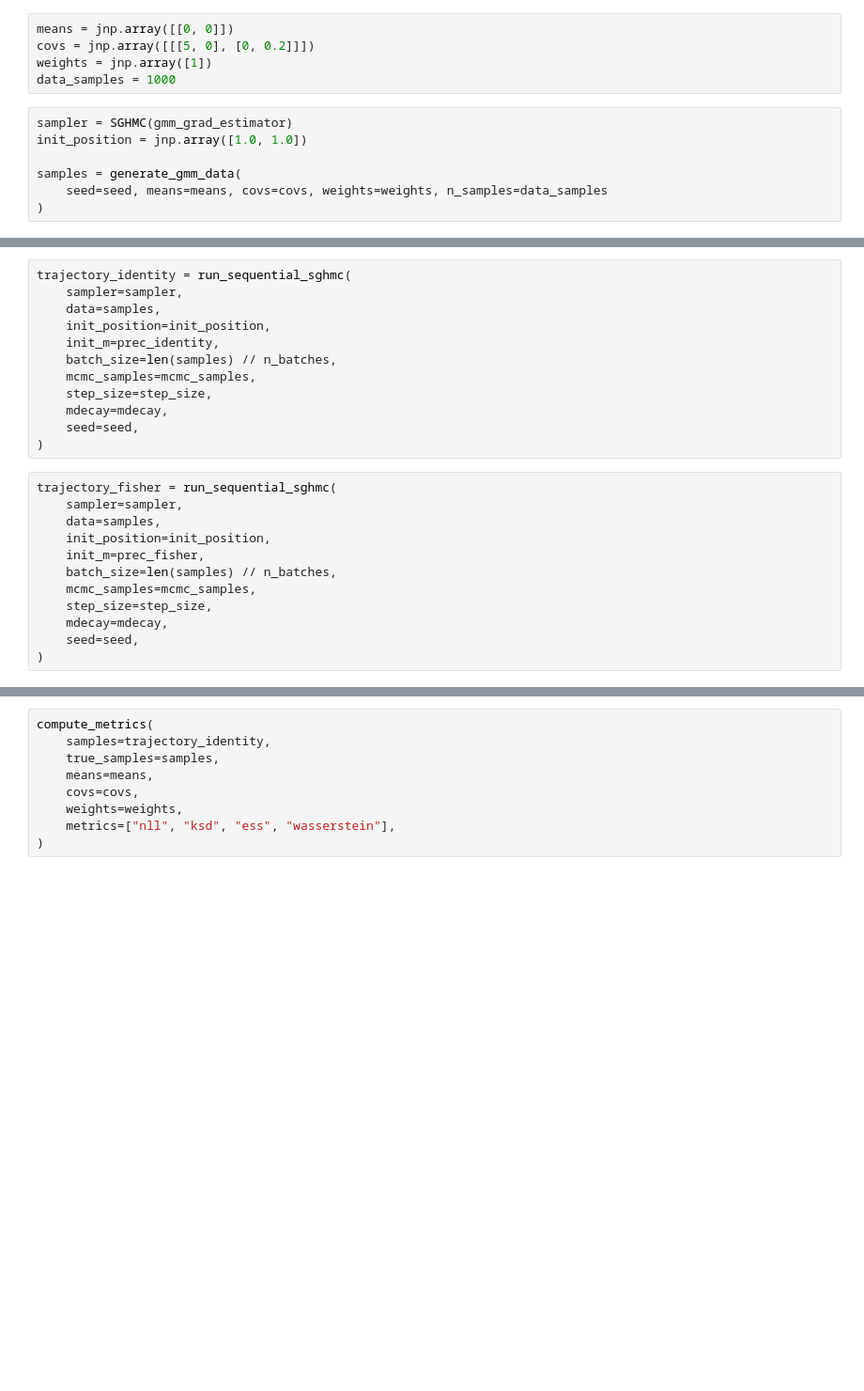
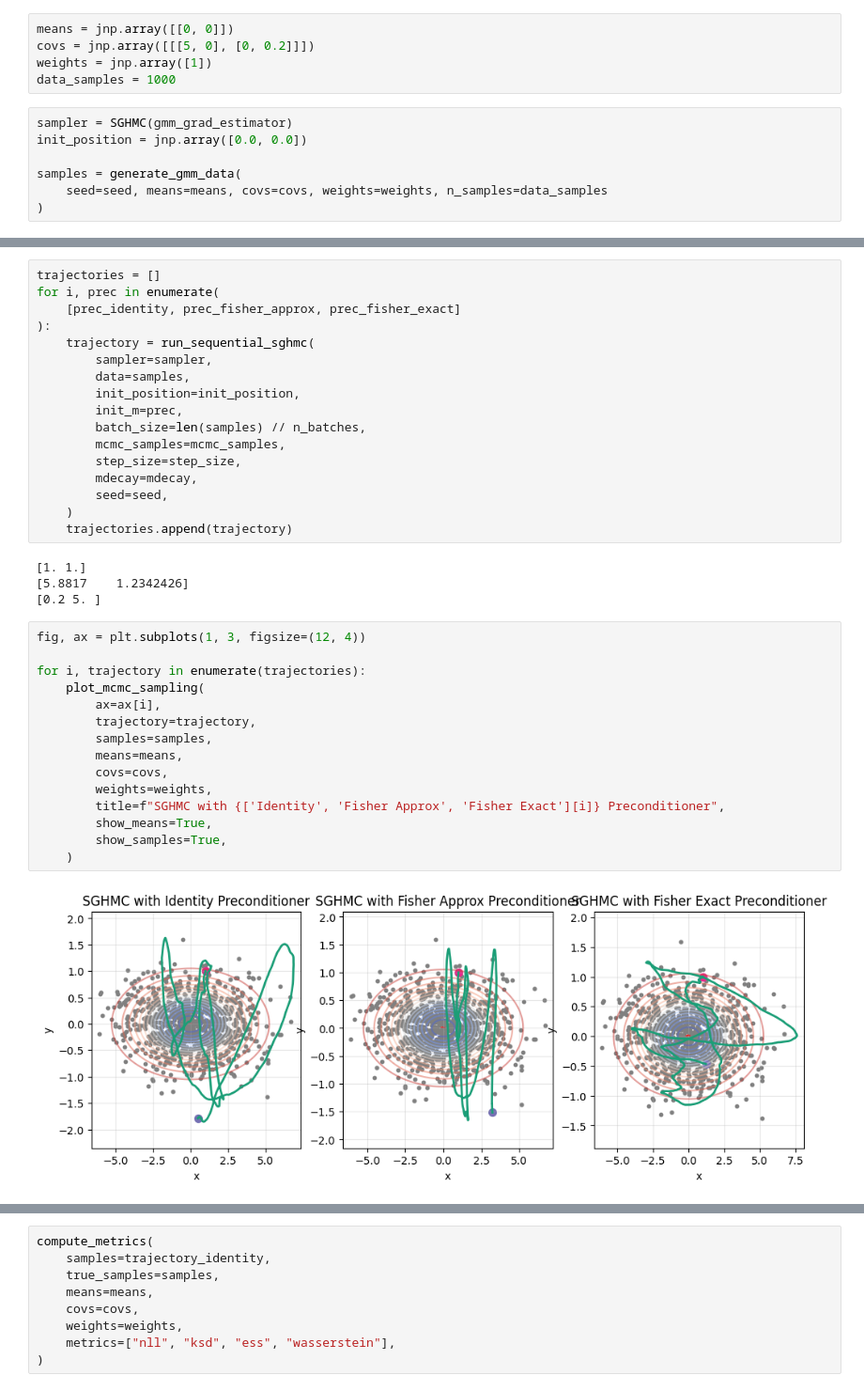
Before and after one commit to mo374z/enhancing-sgmcmc, a Jupyter notebook: notebooks/sgmcmc_test.ipynb, the cells around one changed output, grey strips where cells are left out. Shown at 94% size. Saved outputs shown, nothing was run; the diff lists cells and outputs as text; blank space fills up the shorter version.

Commit message:
further experiments with fisher parametrization

```diff
--- a/notebooks/sgmcmc_test.ipynb
+++ b/notebooks/sgmcmc_test.ipynb
@@ -32,7 +32,7 @@ weights = jnp.array([1])
 data_samples = 1000
 # %%
 sampler = SGHMC(gmm_grad_estimator)
-init_position = jnp.array([1.0, 1.0])
+init_position = jnp.array([0.0, 0.0])
 
 samples = generate_gmm_data(
     seed=seed, means=means, covs=covs, weights=weights, n_samples=data_samples
@@ -51,25 +54,39 @@ mcmc_samples = 500
 # %%
-trajectory_identity = run_sequential_sghmc(
-    sampler=sampler,
-    data=samples,
-    init_position=init_position,
-    init_m=prec_identity,
-    batch_size=len(samples) // n_batches,
-    mcmc_samples=mcmc_samples,
-    step_size=step_size,
-    mdecay=mdecay,
-    seed=seed,
-)
+trajectories = []
+for i, prec in enumerate(
+    [prec_identity, prec_fisher_approx, prec_fisher_exact]
+):
+    trajectory = run_sequential_sghmc(
+        sampler=sampler,
+        data=samples,
+        init_position=init_position,
+        init_m=prec,
+        batch_size=len(samples) // n_batches,
+        mcmc_samples=mcmc_samples,
+        step_size=step_size,
+        mdecay=mdecay,
+        seed=seed,
+    )
+    trajectories.append(trajectory)
+# %% [output]
+[1. 1.]
+[5.8817    1.2342426]
+[0.2 5. ]
-# %%
-trajectory_fisher = run_sequential_sghmc(
-    sampler=sampler,
-    data=samples,
-    init_position=init_position,
-    init_m=prec_fisher,
-    batch_size=len(samples) // n_batches,
-    mcmc_samples=mcmc_samples,
-    step_size=step_size,
-    mdecay=mdecay,
-    seed=seed,
-)
+# %%
+fig, ax = plt.subplots(1, 3, figsize=(12, 4))
+
+for i, trajectory in enumerate(trajectories):
+    plot_mcmc_sampling(
+        ax=ax[i],
+        trajectory=trajectory,
+        samples=samples,
+        means=means,
+        covs=covs,
+        weights=weights,
+        title=f"SGHMC with {['Identity', 'Fisher Approx', 'Fisher Exact'][i]} Preconditioner",
+        show_means=True,
+        show_samples=True,
+    )
+# %% [output]
+[figure, added]
 # %%
```
Also changed, not shown: parts of 4 cells of this notebook, 1 other file.
